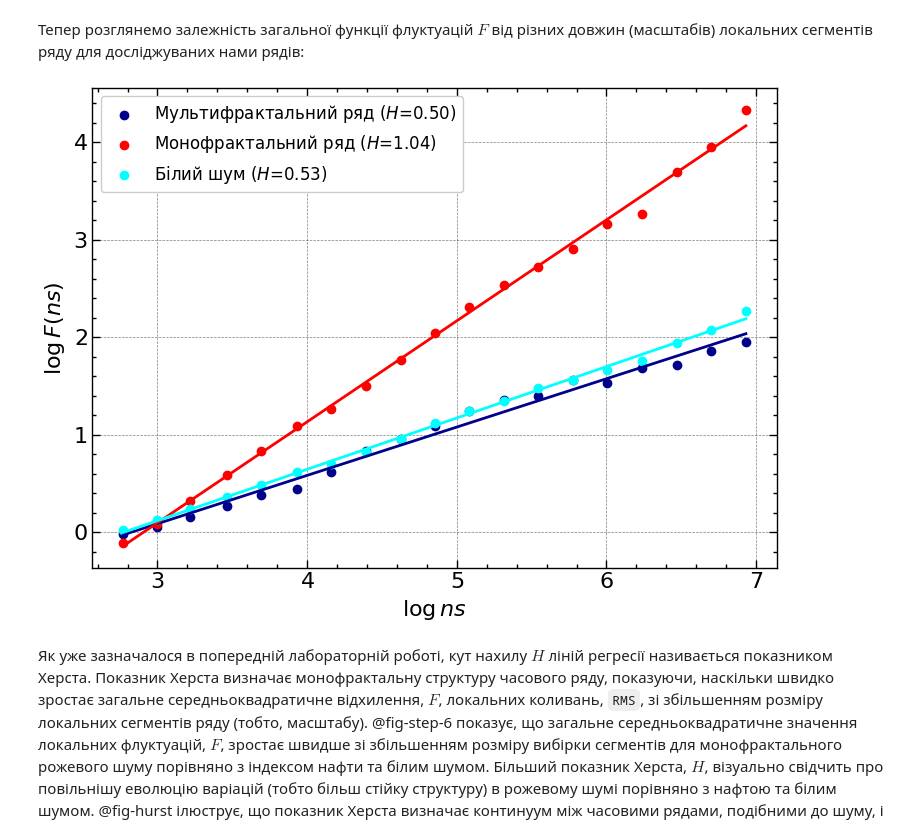
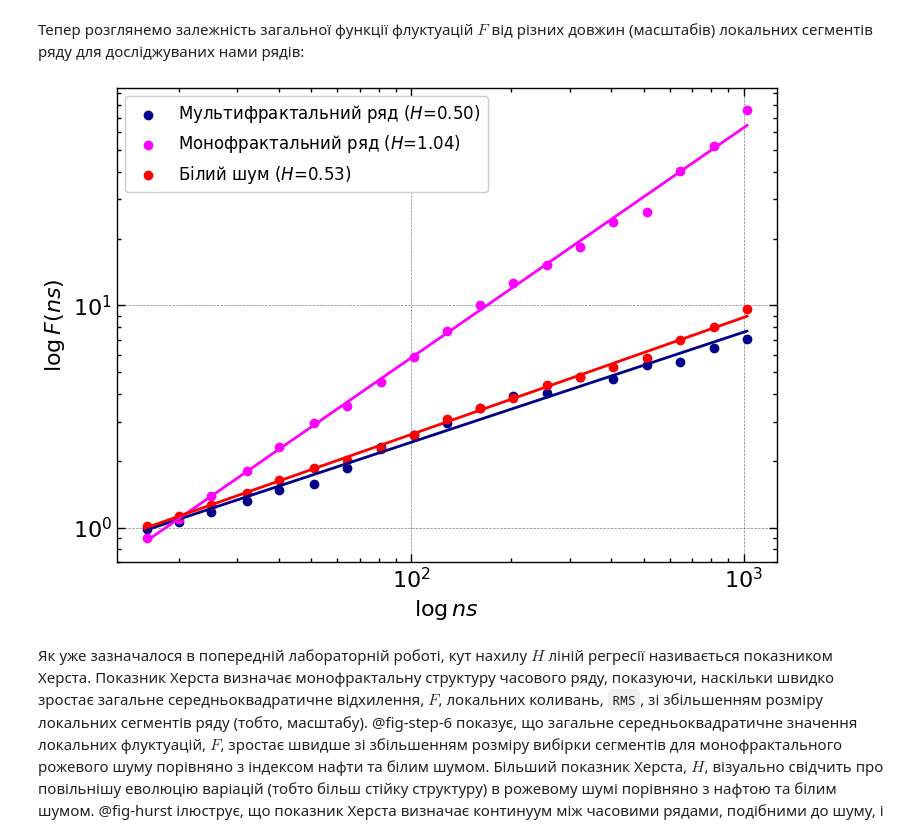
Before and after one commit to Butman2099/Complex-systems-book, a Jupyter notebook: lab_7.ipynb, the cells around one changed output. Cells and saved outputs as stored; diff of their text form; code cells hidden in the pictures.

```diff
--- a/lab_7.ipynb
+++ b/lab_7.ipynb
@@ -752,13 +756,10 @@ def calc_F(arr, scale, m=1):
 # %%
 #| label: fig-step-5
-#| fig-cap: "Локальні флуктуації, RMS[ns], обчислені для сегментів із різними
-#| масштабами. Функція флуктуацій F[ns] є загальним середньоквадратичним відхиленням
-#| локальних коливань RMS[ns]. Зверніть увагу, що F[ns] зменшується на менших масштабах"
+#| fig-cap: "Локальні флуктуації, `RMS[ns]`, обчислені для сегментів із різними
+#| масштабами. Функція флуктуацій `F[ns]` є загальним середньоквадратичним відхиленням
+#| локальних коливань `RMS[ns]`. Зверніть увагу, що `F[ns]` зменшується на менших масштабах"
 
-scales = [16, 32, 64, 128, 256, 512, 1024][::-1]
-F, RMS, Index, X = calc_F(wti_ret, scale=scales)
-
-fig, ax = plt.subplots(len(scales), 1, figsize=(10, 8))
+fig, ax = plt.subplots(len(scales), 1, figsize=(10, 8), sharex=True)
 
 for scale, val in enumerate(scales):
     l = [Index[val] for val in Index.keys() if (val[1] == scale)]
@@ -777,15 +778,12 @@ for scale, val in enumerate(scales):
         ax[scale].grid(False)
         ax[scale].set_title(f"Масштаб = {scales[scale]}")
         ax[scale].margins(x=0)
-        #ax[scale].legend(loc="upper center")
     else:
         ax[scale].plot(time_ser.index[1:], y, c='b')
         ax[scale].axhline(y=F[scale], c='r', linestyle='-')
         ax[scale].grid(False)
         ax[scale].set_title(f"Масштаб = {scales[scale]}")
         ax[scale].margins(x=0)
-    if scales[scale] != scales[-1]:
-        ax[scale].get_xaxis().set_visible(False)
 
 handles, labels = ax[-1].get_legend_handles_labels()
 fig.legend(handles, labels, loc='upper left', fontsize=12)
@@ -867,42 +865,45 @@ exponents = np.linspace(np.log(scmin), np.log(scmax), scres)
 
 scales_exp = np.round(np.exp(1)**exponents).astype(int)
 
-H_multifrac, RegLine_multifrac, F_multifrac = calc_H(arr=wti_ret, scale=scales_exp, m=1)
+H_multifrac, RegLine_multifrac, F_multifrac = calc_H(wti_ret, scale=scales_exp, m=1)
 H_monofrac, RegLine_monofrac, F_monofrac = calc_H(pink_noise, scale=scales_exp, m=1)
 H_white_noise, RegLine_white_noise, F_white_noise = calc_H(white_noise, scale=scales_exp, m=1)
 # %%
 #| label: fig-step-6
 #| fig-cap: "Графік залежності загального середньоквадратичного
-#| відхилення (тобто функції флуктуацій F) від масштабу,
-#| де і F, і масштаб представлені в логарифмічних координатах.
-#| Масштабно-інваріантна залежність позначається нахилом, H, ліній регресії.
-#| Нахил, H, є показником степеневого закону, який називається показником Херста,
-#| оскільки F і масштаб представлені в логарифмічних координатах"
+#| відхилення (тобто функції флуктуацій $F$) від масштабу,
+#| де і $F$, і масштаб представлені в логарифмічних координатах.
+#| Масштабно-інваріантна залежність позначається нахилом, $H$, ліній регресії.
+#| Нахил, $H$, є показником степеневого закону, який називається показником Херста,
+#| оскільки $F$ і масштаб представлені в логарифмічних координатах"
 
 fig, ax = plt.subplots(1, 1)
-ax.scatter(np.log(scales_exp), np.log(F_multifrac),
+
+ax.set_xscale('log')
+ax.set_yscale('log')
+ax.scatter(scales_exp, F_multifrac,
            label=fr"Мультифрактальний ряд ($H$={H_multifrac:.2f})",
            color='darkblue')
-plt.plot(np.log(scales_exp), RegLine_multifrac,  color='darkblue')
+plt.plot(scales_exp, np.exp(RegLine_multifrac),  color='darkblue')
 
-ax.scatter(np.log(scales_exp), np.log(F_monofrac),
+ax.scatter(scales_exp, F_monofrac,
            label=fr"Монофрактальний ряд ($H$={H_monofrac:.2f})",
-           color='red')
-plt.plot(np.log(scales_exp), RegLine_monofrac, color='red')
+           color='magenta')
+plt.plot(scales_exp, np.exp(RegLine_monofrac), color='magenta')
 
 
-ax.scatter(np.log(scales_exp), np.log(F_white_noise),
+ax.scatter(scales_exp, F_white_noise,
            label=fr"Білий шум ($H$={H_white_noise:.2f})",
-           color='aqua')
-plt.plot(np.log(scales_exp), RegLine_white_noise, color='aqua')
+           color='red')
+plt.plot(scales_exp, np.exp(RegLine_white_noise), color='red')
 
 ax.set_xlabel(r'$\log{ns}$')
 ax.set_ylabel(r"$\log{F(ns)}$")
 
 plt.legend(fontsize=12)
 
 fig.tight_layout()
 plt.show();
 # %% [output]
-[figure, old version]
+[figure, new version]
 # %% [markdown]
```
Also changed, not shown: parts of 22 cells of this notebook, 38 other files.
